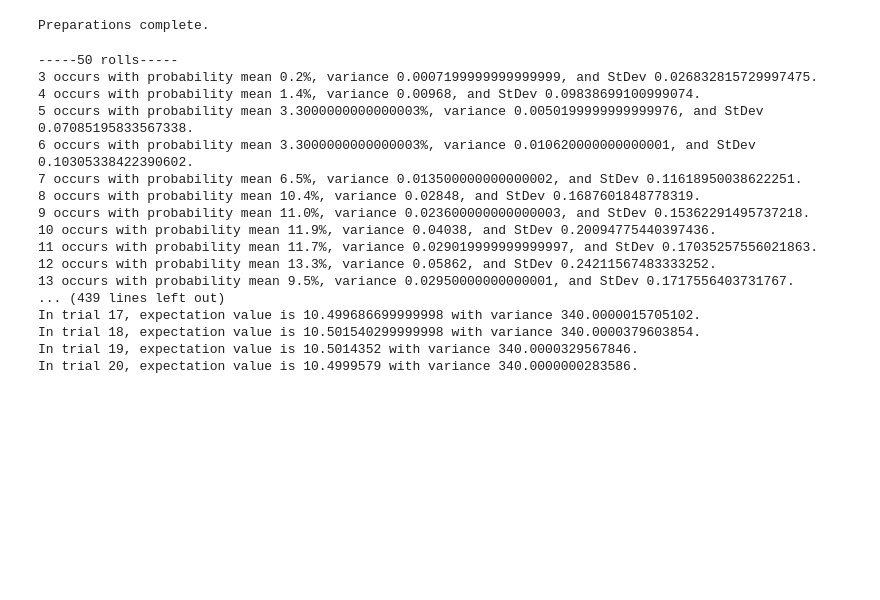
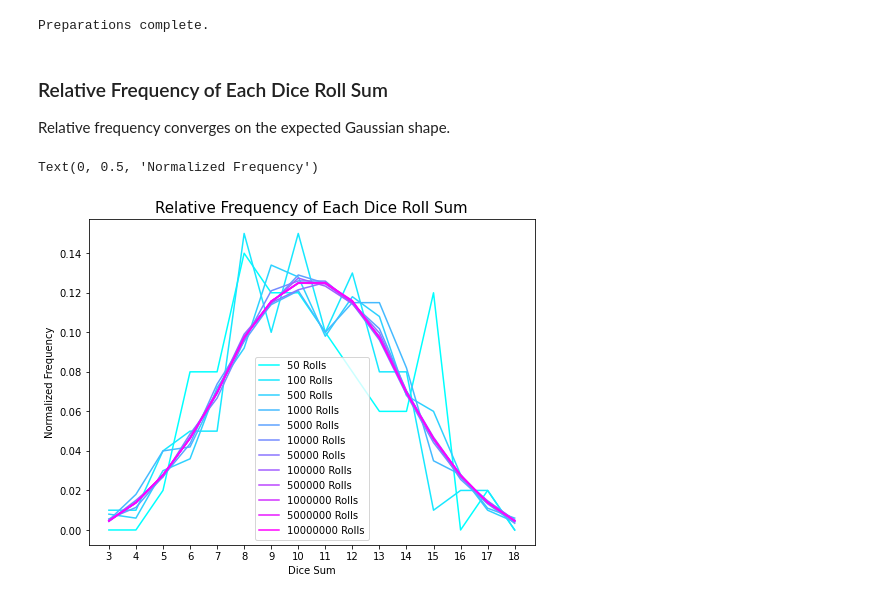
Before and after one commit to Dithizone/Math-352-3d6-Project, a Jupyter notebook: 3d6VarianceProject.ipynb, the cells around one changed output. Saved outputs shown, nothing was run; the diff lists cells and outputs as text; code cells hidden in the pictures; blank space fills up the shorter version.

Commit message:
Completed all the graphs

```diff
--- a/3d6VarianceProject.ipynb
+++ b/3d6VarianceProject.ipynb
@@ -29,32 +32,31 @@
 smaller and smaller the more total rolls there are).
 
 Initial code:
-# %%
-from UsefulFunctions import meanandvariance, rollslist, datalist
-
-print('Preparations complete.')
-# %% [output]
-Preparations complete.
-# %%
-for i in range(12):
-    print(f'-----{rollslist[i]} rolls-----')
-    meanandvariance(datalist[i], rollslist[i])
-    print('')
-# %% [output]
------50 rolls-----
-3 occurs with probability mean 0.2%, variance 0.0007199999999999999, and StDev 0.026832815729997475.
-4 occurs with probability mean 1.4%, variance 0.00968, and StDev 0.09838699100999074.
-5 occurs with probability mean 3.3000000000000003%, variance 0.0050199999999999976, and StDev 0.07085195833567338.
-6 occurs with probability mean 3.3000000000000003%, variance 0.010620000000000001, and StDev 0.10305338422390602.
-7 occurs with probability mean 6.5%, variance 0.013500000000000002, and StDev 0.11618950038622251.
-8 occurs with probability mean 10.4%, variance 0.02848, and StDev 0.1687601848778319.
-9 occurs with probability mean 11.0%, variance 0.023600000000000003, and StDev 0.15362291495737218.
-10 occurs with probability mean 11.9%, variance 0.04038, and StDev 0.20094775440397436.
-11 occurs with probability mean 11.7%, variance 0.029019999999999997, and StDev 0.17035257556021863.
-12 occurs with probability mean 13.3%, variance 0.05862, and StDev 0.24211567483333252.
-13 occurs with probability mean 9.5%, variance 0.02950000000000001, and StDev 0.1717556403731767.
-... (439 lines left out)
-In trial 17, expectation value is 10.499686699999998 with variance 340.0000015705102.
-In trial 18, expectation value is 10.501540299999998 with variance 340.0000379603854.
-In trial 19, expectation value is 10.5014352 with variance 340.0000329567846.
-In trial 20, expectation value is 10.4999579 with variance 340.0000000283586.
+# %%
+from UsefulFunctions import rollslist, slicelist, lawoflargenumbers
+import matplotlib.pyplot as plt
+import numpy as np
+from matplotlib.cm import get_cmap
+
+print('Preparations complete.')
+# %% [output]
+Preparations complete.
+# %% [markdown]
+### Relative Frequency of Each Dice Roll Sum
+
+Relative frequency converges on the expected Gaussian
+shape.
+# %%
+prettycolorforchart = get_cmap('cool')(np.linspace(0, 1, 12))
+slicestoplot = [0, 1, 2, 3, 4, 5, 6, 7, 8, 9, 10, 11]
+
+plt.figure(figsize=(8, 6))
+for k in slicestoplot:
+    plt.plot(slicelist[k].transpose().iloc[:, 3], label=f'{rollslist[k]} Rolls', color=prettycolorforchart[k])
+plt.title(label='Relative Frequency of Each Dice Roll Sum', fontsize=15)
+plt.legend()
+plt.xlabel('Dice Sum')
+plt.ylabel('Normalized Frequency')
+# %% [output]
+Text(0, 0.5, 'Normalized Frequency')
+[figure, added]
```
Also changed, not shown: parts of 5 cells of this notebook, 41 other files.
